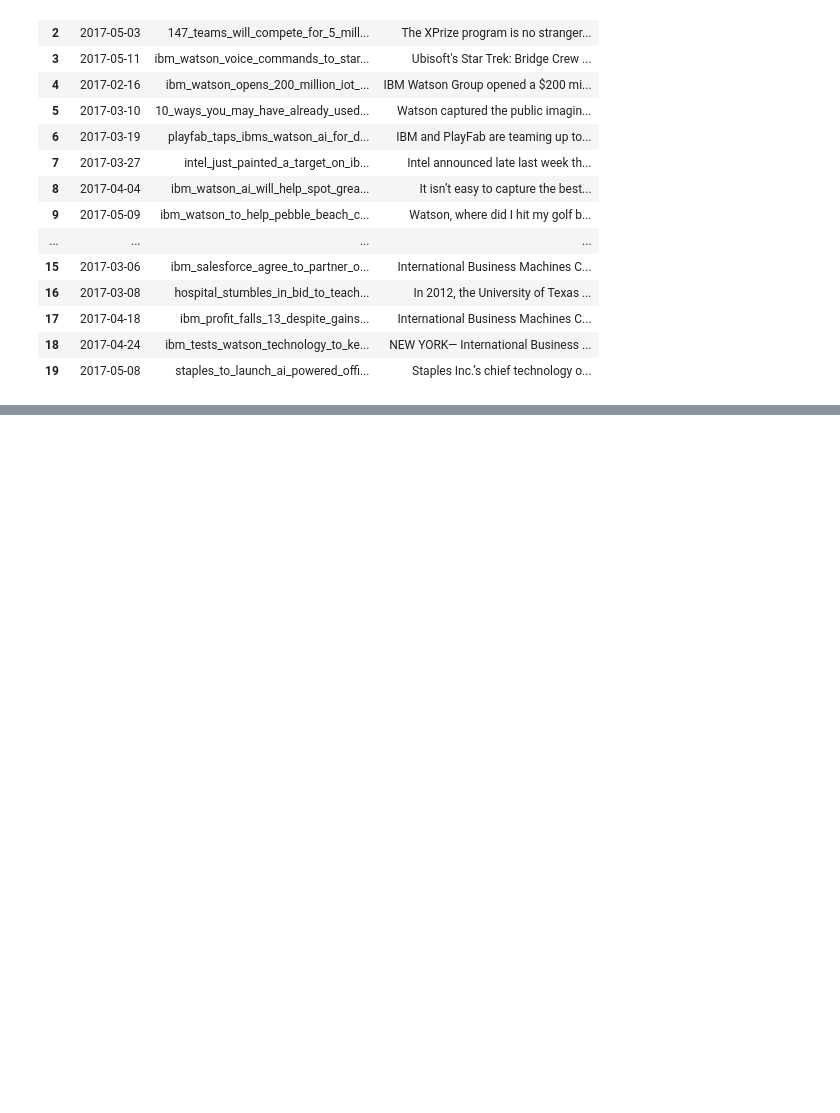
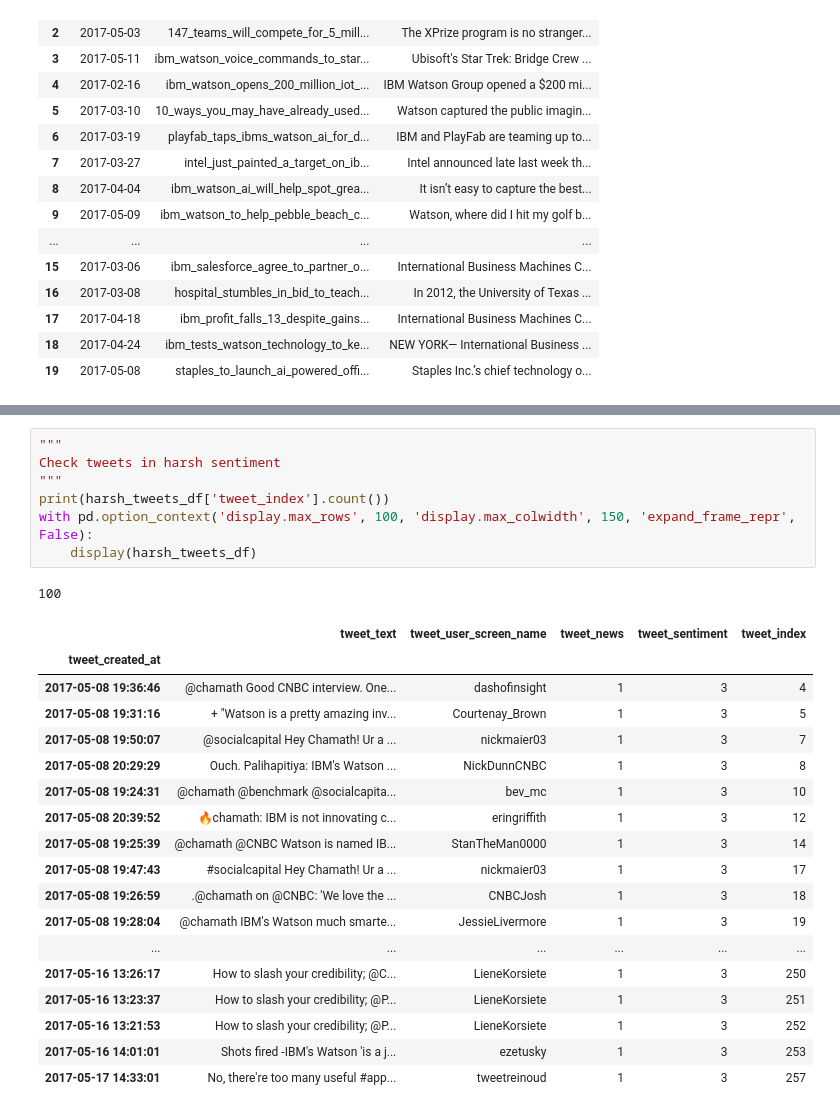
Before and after one commit to dahengwang0705/cross_media_affect_analysis, a Jupyter notebook: develop/20171024-daheng-prepare_ibm_tweets_news_data.ipynb, the cells around one changed output, grey strips where cells are left out. Saved outputs shown, nothing was run; the diff lists cells and outputs as text; blank space fills up the shorter version.

```diff
--- a/develop/20171024-daheng-prepare_ibm_tweets_news_data.ipynb
+++ b/develop/20171024-daheng-prepare_ibm_tweets_news_data.ipynb
@@ -481,0 +645,27 @@ In-game speech experiences, built with IBM Watson for Star Trek: Bridge Crew wil
+# %%
+"""
+Check tweets in harsh sentiment
+"""
+print(harsh_tweets_df['tweet_index'].count())
+with pd.option_context('display.max_rows', 100, 'display.max_colwidth', 150, 'expand_frame_repr', False):
+    display(harsh_tweets_df)
+# %% [output]
+100
+|  | tweet_text | tweet_user_screen_name | tweet_news | tweet_sentiment | tweet_index |
+| tweet_created_at |  |  |  |  |  |
+| 2017-05-08 19:36:46 | @chamath Good CNBC interview. One... | dashofinsight | 1 | 3 | 4 |
+| 2017-05-08 19:31:16 | + "Watson is a pretty amazing inv... | Courtenay_Brown | 1 | 3 | 5 |
+| 2017-05-08 19:50:07 | @socialcapital Hey Chamath! Ur a ... | nickmaier03 | 1 | 3 | 7 |
+| 2017-05-08 20:29:29 | Ouch. Palihapitiya: IBM's Watson ... | NickDunnCNBC | 1 | 3 | 8 |
+| 2017-05-08 19:24:31 | @chamath @benchmark @socialcapita... | bev_mc | 1 | 3 | 10 |
+| 2017-05-08 20:39:52 | 🔥chamath: IBM is not innovating c... | eringriffith | 1 | 3 | 12 |
+| 2017-05-08 19:25:39 | @chamath @CNBC Watson is named IB... | StanTheMan0000 | 1 | 3 | 14 |
+| 2017-05-08 19:47:43 | #socialcapital Hey Chamath! Ur a ... | nickmaier03 | 1 | 3 | 17 |
+| 2017-05-08 19:26:59 | .@chamath on @CNBC: 'We love the ... | CNBCJosh | 1 | 3 | 18 |
+| 2017-05-08 19:28:04 | @chamath IBM's Watson much smarte... | JessieLivermore | 1 | 3 | 19 |
+| ... | ... | ... | ... | ... | ... |
+| 2017-05-16 13:26:17 | How to slash your credibility; @C... | LieneKorsiete | 1 | 3 | 250 |
+| 2017-05-16 13:23:37 | How to slash your credibility; @P... | LieneKorsiete | 1 | 3 | 251 |
+| 2017-05-16 13:21:53 | How to slash your credibility; @P... | LieneKorsiete | 1 | 3 | 252 |
+| 2017-05-16 14:01:01 | Shots fired -IBM's Watson 'is a j... | ezetusky | 1 | 3 | 253 |
+| 2017-05-17 14:33:01 | No, there're too many useful #app... | tweetreinoud | 1 | 3 | 257 |
```
Also changed, not shown: parts of 18 cells of this notebook, 2 other files.
